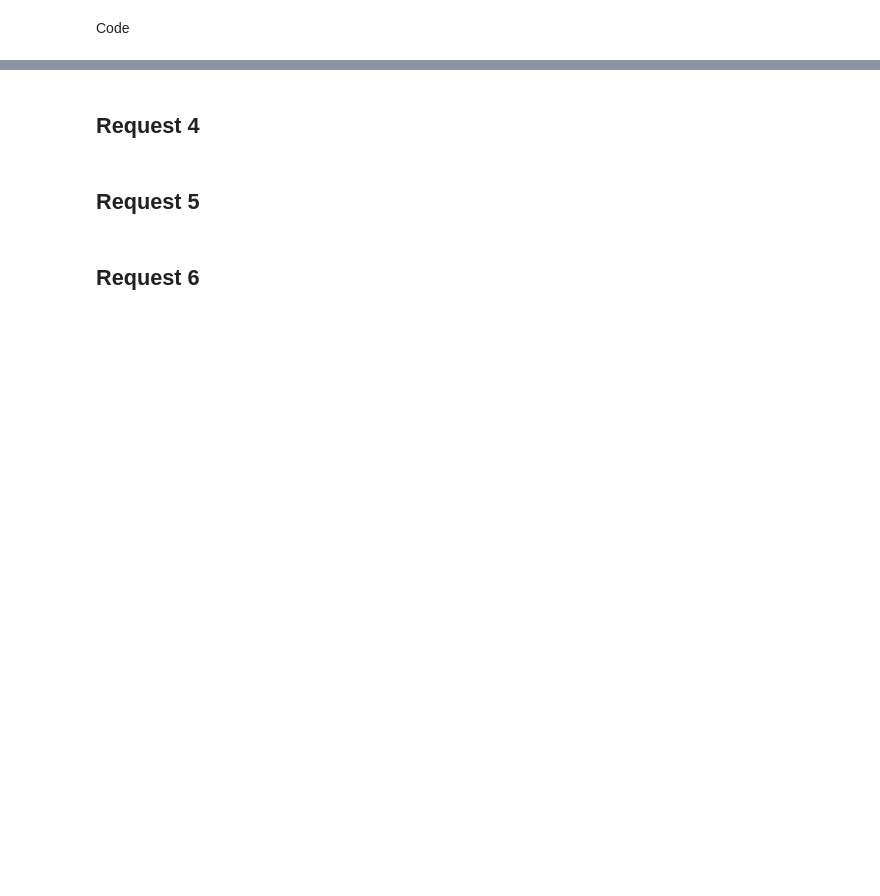
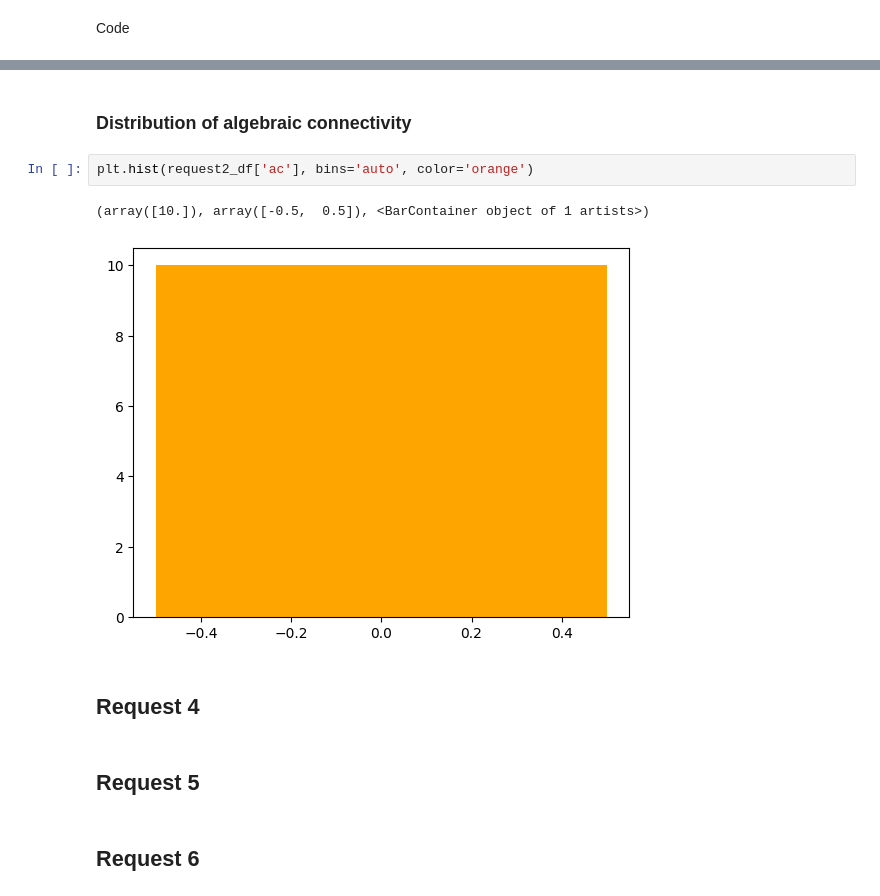
Before and after one commit to ngnma/Simulation-Project, a Jupyter notebook: sim_project.ipynb, the cells around one changed output, grey strips where cells are left out. Cells and saved outputs as stored; diff of their text form; blank space fills up the shorter version.

```diff
--- a/sim_project.ipynb
+++ b/sim_project.ipynb
@@ -594,3 +821,10 @@ Timeout
+# %% [markdown]
+### Distribution of algebraic connectivity
+# %%
+plt.hist(request2_df['ac'], bins='auto', color='orange')
+# %% [output]
+(array([10.]), array([-0.5,  0.5]), <BarContainer object of 1 artists>)
+[figure, added]
 # %% [markdown]
 ## Request 4
 # %% [markdown]
```
Also changed, not shown: parts of 13 cells of this notebook.
